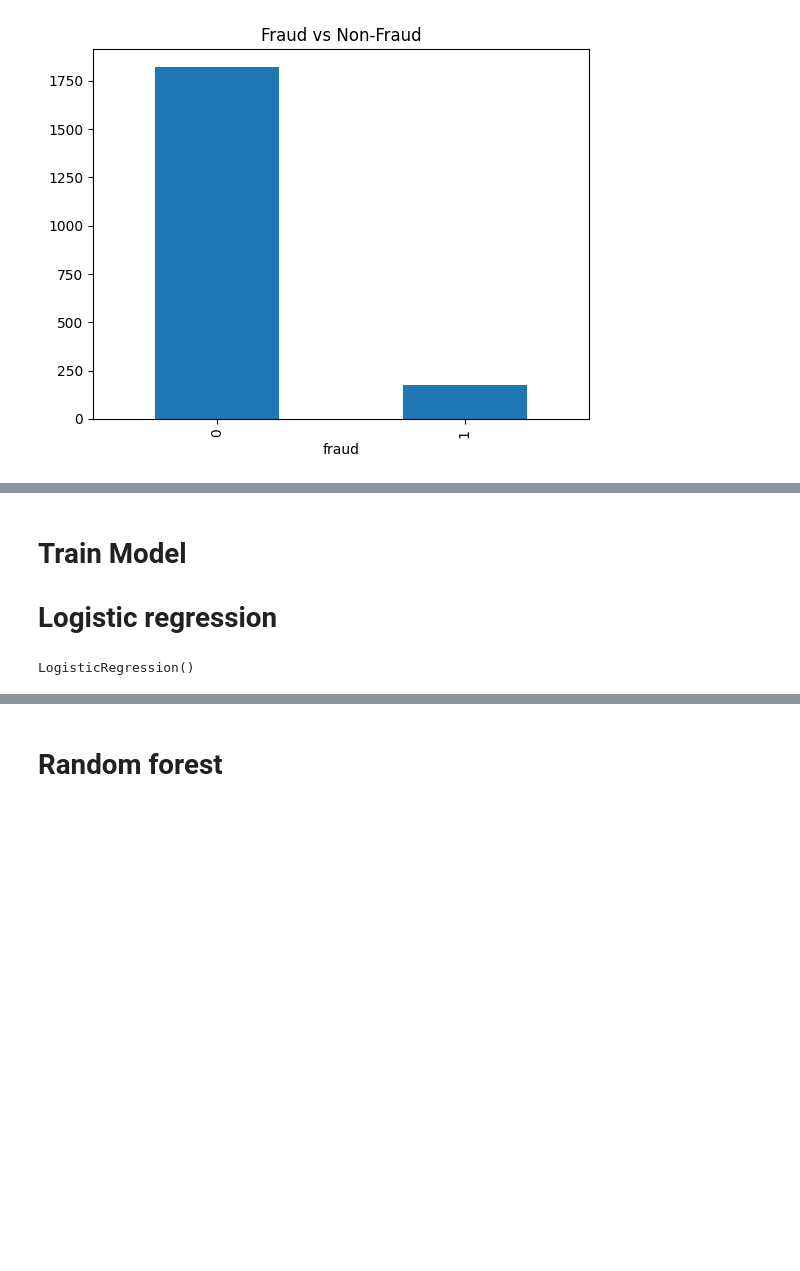
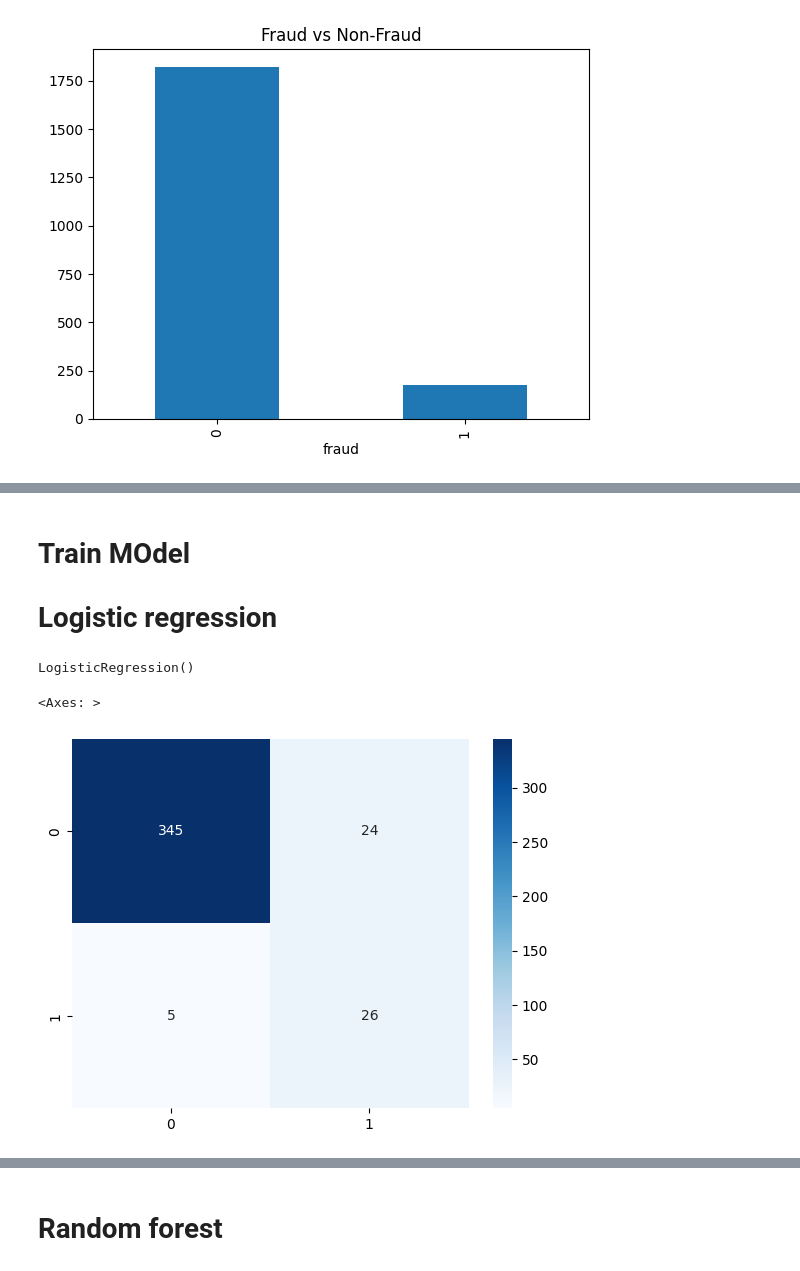
Before and after one commit to cnhema64-hub/AI-PROJECT, a Jupyter notebook: credit card fraud/creditcardfraud.ipynb, the cells around one changed output, grey strips where cells are left out. Cells and saved outputs as stored; diff of their text form; code cells hidden in the pictures; blank space fills up the shorter version.

```diff
--- a/credit card fraud/creditcardfraud.ipynb
+++ b/credit card fraud/creditcardfraud.ipynb
@@ -82,8 +82,7 @@ y = df['fraud']               # target
 from sklearn.model_selection import train_test_split
 
 X_train, X_test, y_train, y_test = train_test_split(
-    X, y, test_size=0.2, random_state=42
-)
+    X, y, test_size=0.2, random_state=42)
 # %%
 from imblearn.over_sampling import SMOTE
 
@@ -97,12 +96,21 @@ scaler = StandardScaler()
 X_train_res = scaler.fit_transform(X_train_res)
 X_test = scaler.transform(X_test)
 # %% [markdown]
-# Train Model
+# Train MOdel
 # Logistic regression
 # %%
 from sklearn.linear_model import LogisticRegression
 
-model = LogisticRegression()
-model.fit(X_train_res, y_train_res)
+model1 = LogisticRegression()
+model1.fit(X_train_res, y_train_res)
 # %% [output]
 LogisticRegression()
+# %%
+y_pred_lr=model1.predict(X_test)
+# %%
+from sklearn.metrics import confusion_matrix
+import seaborn as sns
+sns.heatmap(confusion_matrix(y_test,y_pred_lr),annot=True,fmt='d',cmap='Blues')
+# %% [output]
+<Axes: >
+[figure, added]
```
Also changed, not shown: parts of 10 cells of this notebook, 6 other files.
